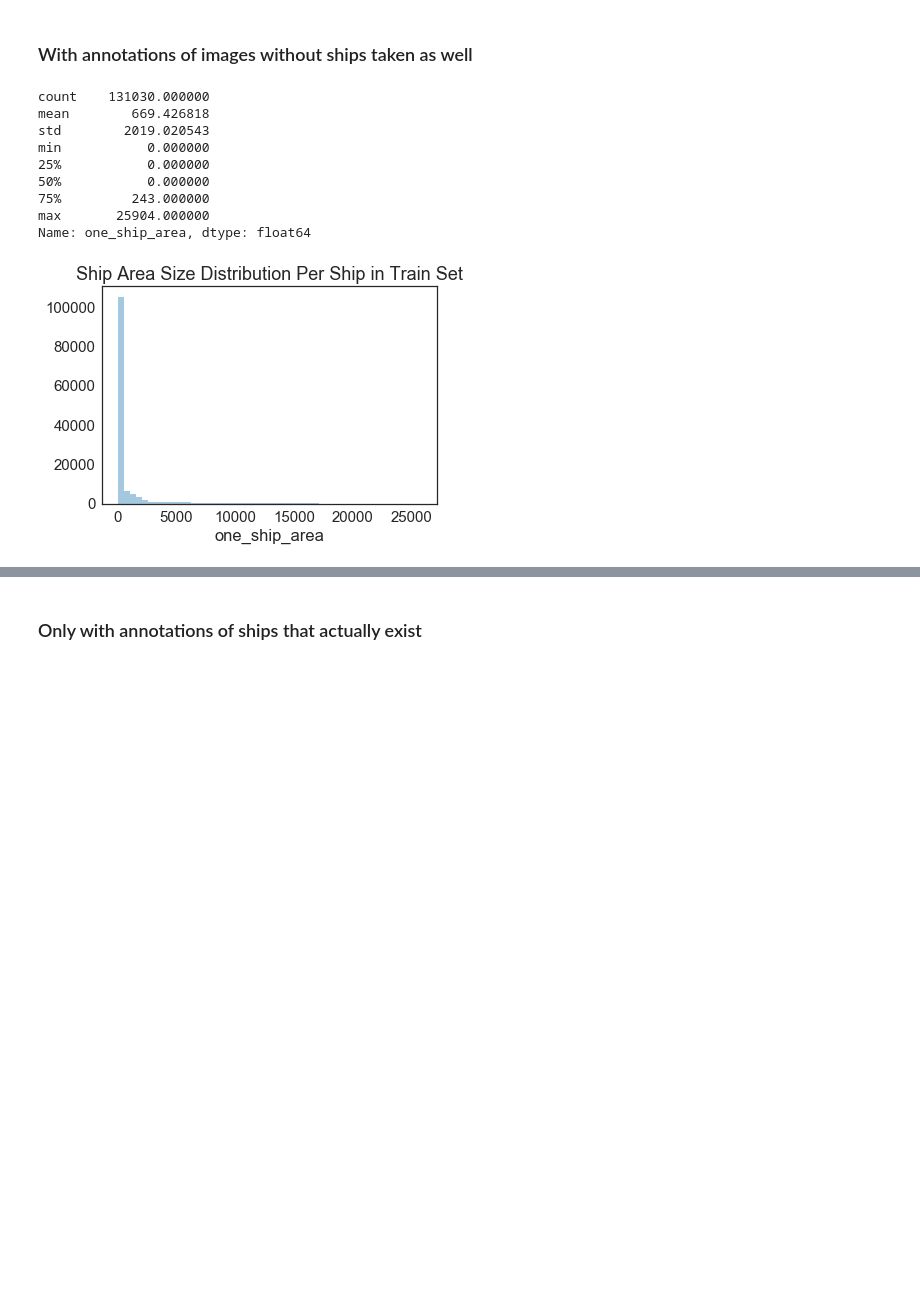
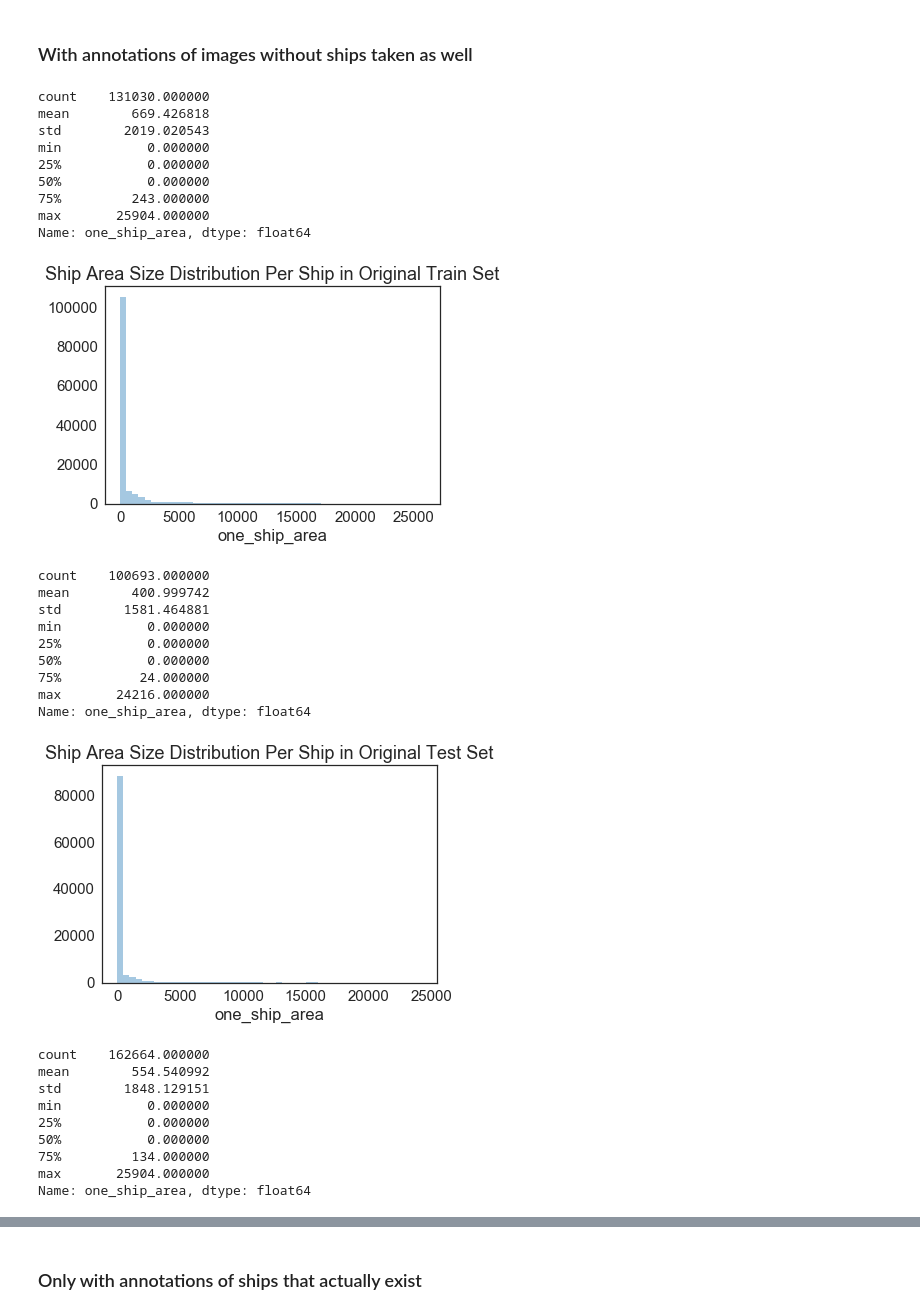
Before and after one commit to Deep-Learning-GAZ/Airbus-Ship-Detection-Challenge, a Jupyter notebook: DataExploration.ipynb, the cells around one changed output, grey strips where cells are left out. Cells and saved outputs as stored; diff of their text form; code cells hidden in the pictures; blank space fills up the shorter version.

```diff
--- a/DataExploration.ipynb
+++ b/DataExploration.ipynb
@@ -50,20 +124,61 @@ df['one_ship_area'] = df['EncodedPixels'].map(lambda x: sum(float(i) for i in st
 # %% [markdown]
 ### With annotations of images without ships taken as well
-# %%
-sns.set_style("white")
-sns.set_context("notebook", font_scale=1.5, rc={"lines.linewidth": 2.5})
-sns.distplot(df['one_ship_area'],kde=False)
-plt.title('Ship Area Size Distribution Per Ship in Train Set')
-
-print(df['one_ship_area'].describe())
-# %% [output]
-count    131030.000000
-mean        669.426818
-std        2019.020543
-min           0.000000
-25%           0.000000
-50%           0.000000
-75%         243.000000
-max       25904.000000
-Name: one_ship_area, dtype: float64
-[figure, removed]
+# %%
+"""Plots the distribution of area size of ships per ship/annotation"""
+def area_distribution_per_ship(df, name):
+    '''
+    df: dataframe
+    name: name of dataframe, used for title of plot
+
+    '''
+
+    #Getting the sum of ship segmentation pixel sizes per annotation
+    #In order to do that, split the EncodedPixels, take every second, from the second element on
+    #Convert them to float from string, then sum them
+    #Give a new 'on_ship_area' column this value
+    df['one_ship_area'] = df['EncodedPixels'].map(lambda x: sum(float(i) for i in str(x).split()[1::2]))
+
+    #Plotting the distribution with help of seaborn
+    plt.figure()
+    sns.set_style("white")
+    sns.set_context("notebook", font_scale=1.5, rc={"lines.linewidth": 2.5})
+    sns.distplot(df['one_ship_area'],kde=False)
+    plt.title('Ship Area Size Distribution Per Ship in %s Set' % name)
+
+    #Printing the description of distribution(different statistical values)
+    print(df['one_ship_area'].describe())
+    plt.show()
+# %%
+#Plotting for every dataframe
+for name,df in dataframes.items():
+    area_distribution_per_ship(df, name)
+# %% [output]
+count    131030.000000
+mean        669.426818
+std        2019.020543
+min           0.000000
+25%           0.000000
+50%           0.000000
+75%         243.000000
+max       25904.000000
+Name: one_ship_area, dtype: float64
+[figure, added]
+count    100693.000000
+mean        400.999742
+std        1581.464881
+min           0.000000
+25%           0.000000
+50%           0.000000
+75%          24.000000
+max       24216.000000
+Name: one_ship_area, dtype: float64
+[figure, added]
+count    162664.000000
+mean        554.540992
+std        1848.129151
+min           0.000000
+25%           0.000000
+50%           0.000000
+75%         134.000000
+max       25904.000000
+Name: one_ship_area, dtype: float64
```
Also changed, not shown: parts of 21 cells of this notebook, 1 other file.
